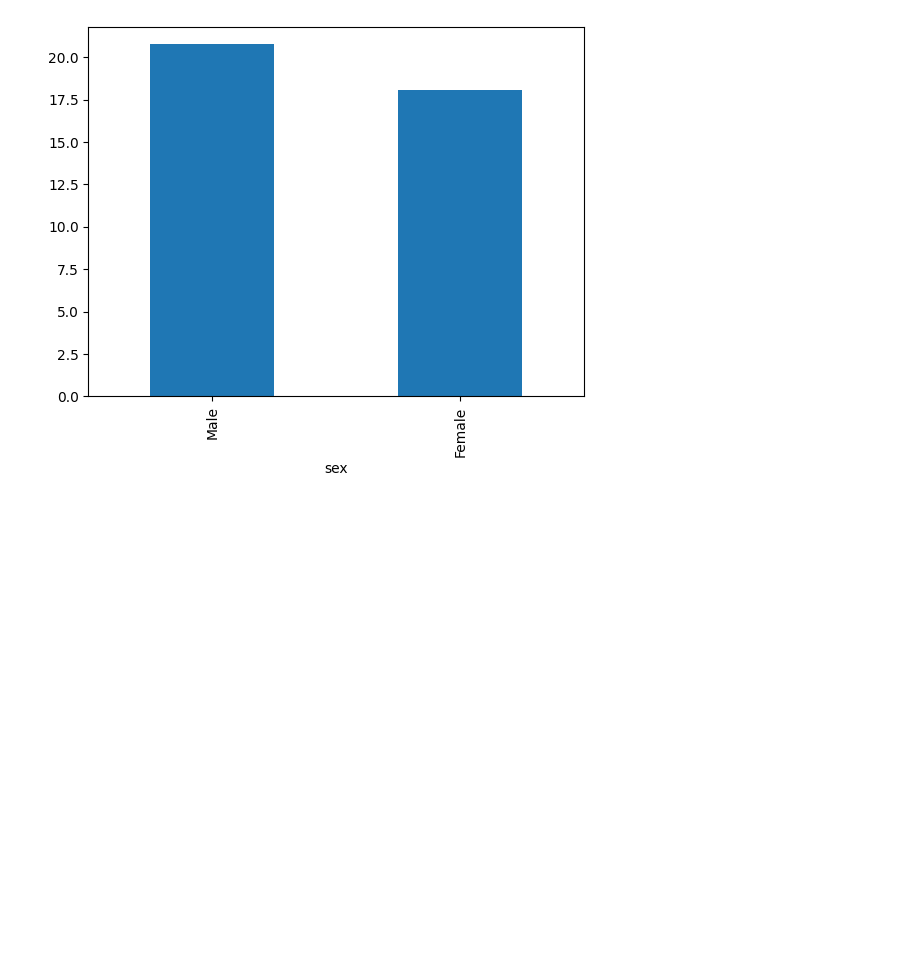
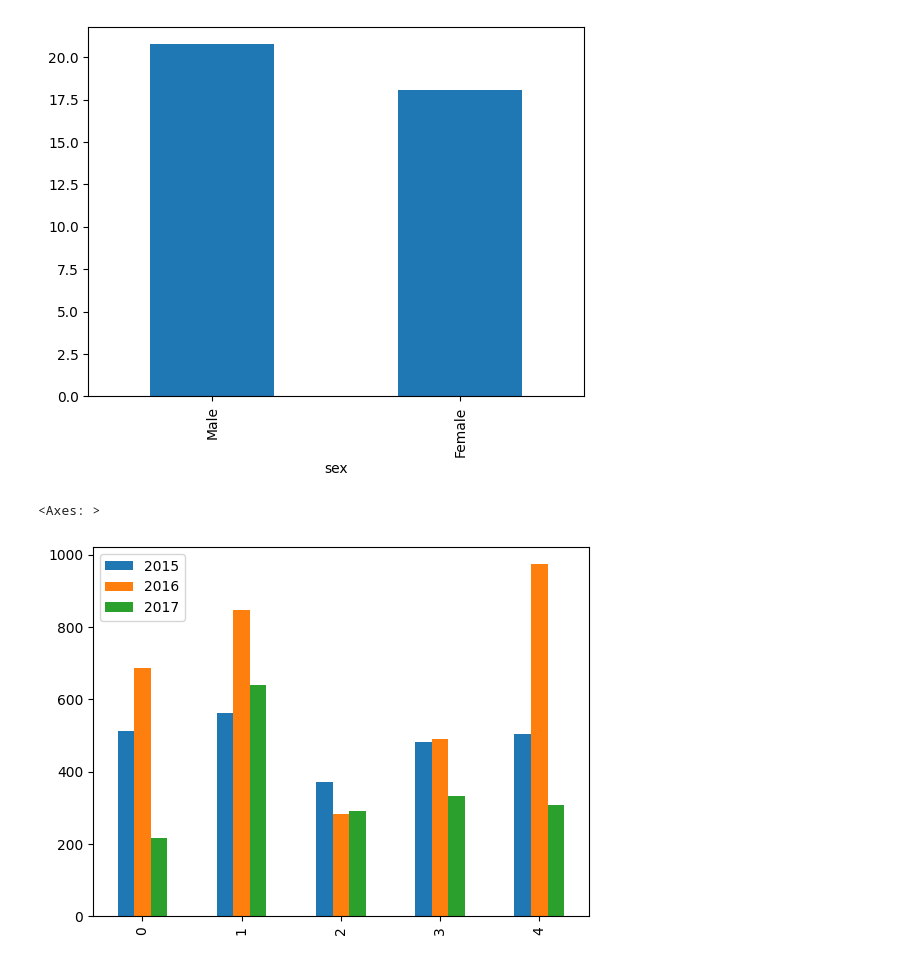
Before and after one commit to simran-aug15/Matplotlib, a Jupyter notebook: dataframeplot.ipynb, the cells around one changed output. Drawn from its saved outputs; the diff is of its cells as text; code cells hidden in the pictures; blank space fills up the shorter version.

```diff
--- a/dataframeplot.ipynb
+++ b/dataframeplot.ipynb
@@ -74,3 +74,9 @@ tips.groupby('sex')['total_bill'].mean().plot(kind='bar')
 # %% [output]
 <Axes: xlabel='sex'>
 [figure]
+# %%
+# side by side graph
+temp.plot(kind='bar')
+# %% [output]
+<Axes: >
+[figure, added]
```
